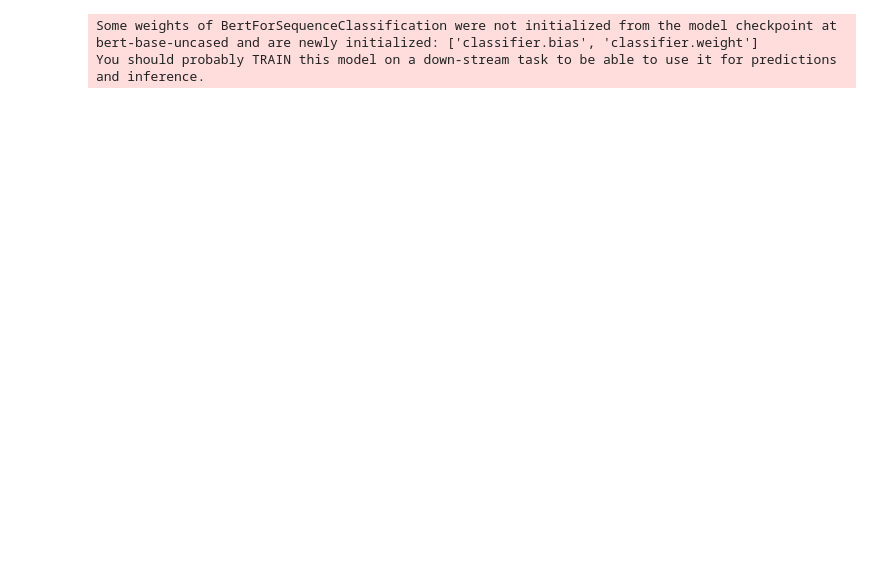
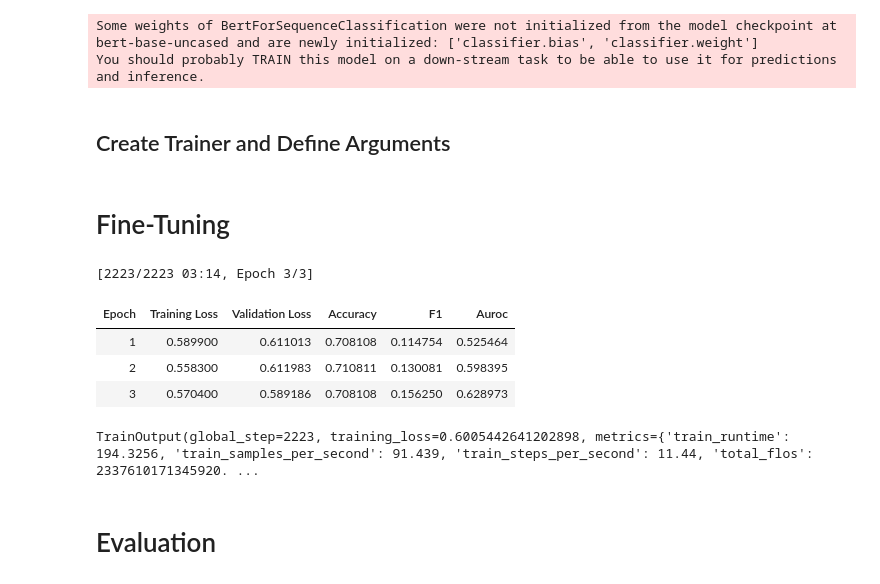
Before and after one commit to samallari/llm-aspr, a Jupyter notebook: notebooks/baseline_bert_classifier.ipynb, the cells around one changed output. Drawn from its saved outputs; the diff is of its cells as text; code cells hidden in the pictures; blank space fills up the shorter version.

```diff
--- a/notebooks/baseline_bert_classifier.ipynb
+++ b/notebooks/baseline_bert_classifier.ipynb
@@ -6,4 +6,9 @@ os.environ["TRANSFORMERS_NO_TF"] = "1"
 
 from transformers import AutoTokenizer, AutoModelForSequenceClassification
+# %%
+import json
+
+with open("iclr2024.json", "r", encoding="utf-8") as f:
+    data = [json.loads(line) for line in f]
 # %%
 from pathlib import Path
@@ -53,0 +26,3 @@ len(records), records[0]
+# %%
+records = data
+len(records), records[0]
@@ -158,3 +161,32 @@ def compute_metrics(eval_pred):
 # %% [output]
 Some weights of BertForSequenceClassification were not initialized from the model checkpoint at bert-base-uncased and are newly initialized: ['classifier.bias', 'classifier.weight']
 You should probably TRAIN this model on a down-stream task to be able to use it for predictions and inference.
+# %% [markdown]
+## Create Trainer and Define Arguments
+# %%
+from transformers import TrainingArguments, Trainer
+
+training_args = TrainingArguments(
+    output_dir="outputs/bert_acceptance_baseline",
+    eval_strategy="epoch",
+    save_strategy="no",
+    learning_rate=2e-5,
+    per_device_train_batch_size=8,
+    per_device_eval_batch_size=16,
+    num_train_epochs=3,
+    weight_decay=0.01,
+    logging_steps=50,
+    load_best_model_at_end=False,
+    report_to="none"
+)
+
+trainer = Trainer(
+    model=model,
+    args=training_args,
+    train_dataset=tokenized_train,
+    eval_dataset=tokenized_val,
+    tokenizer=tokenizer,
+    compute_metrics=compute_metrics,
+)
+# %% [markdown]
+# Fine-Tuning
@@ -160,0 +196,11 @@ You should probably TRAIN this model on a down-stream task to be able to use it
+# %%
+trainer.train()
+# %% [output]
+[2223/2223 03:14, Epoch 3/3]
+| Epoch | Training Loss | Validation Loss | Accuracy | F1 | Auroc |
+| 1 | 0.589900 | 0.611013 | 0.708108 | 0.114754 | 0.525464 |
+| 2 | 0.558300 | 0.611983 | 0.710811 | 0.130081 | 0.598395 |
+| 3 | 0.570400 | 0.589186 | 0.708108 | 0.156250 | 0.628973 |
+TrainOutput(global_step=2223, training_loss=0.6005442641202898, metrics={'train_runtime': 194.3256, 'train_samples_per_second': 91.439, 'train_steps_per_second': 11.44, 'total_flos': 2337610171345920. ...
+# %% [markdown]
+# Evaluation
```
Also changed, not shown: parts of 14 cells of this notebook.
